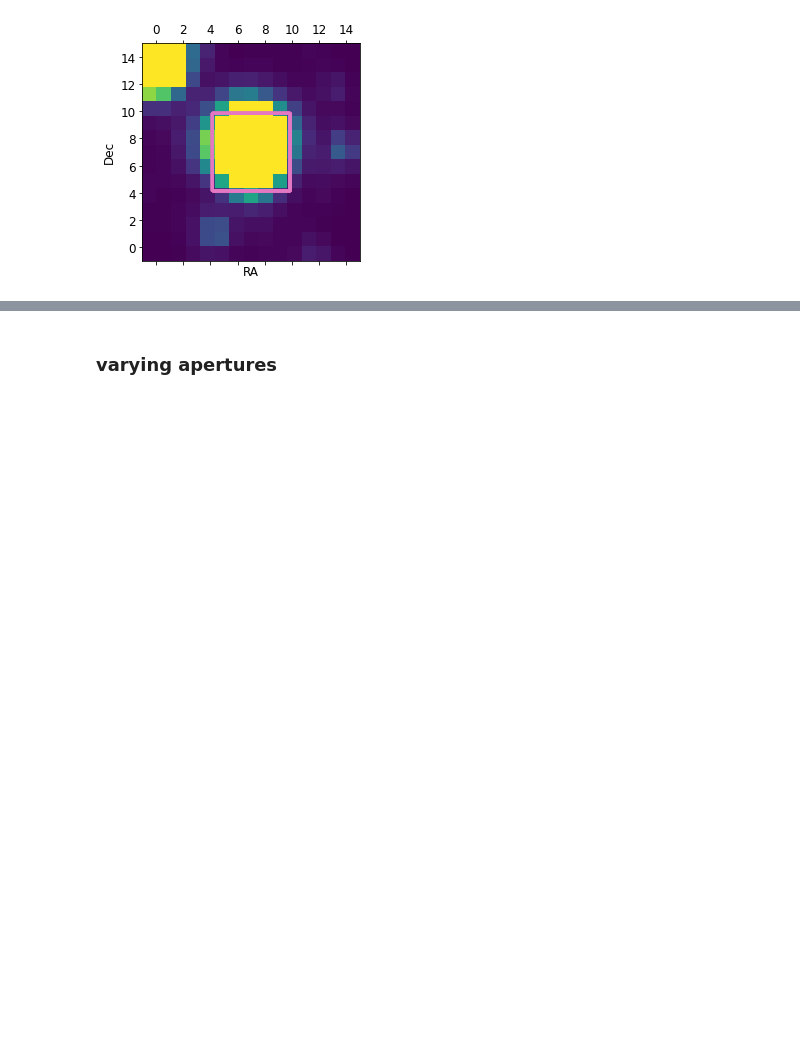
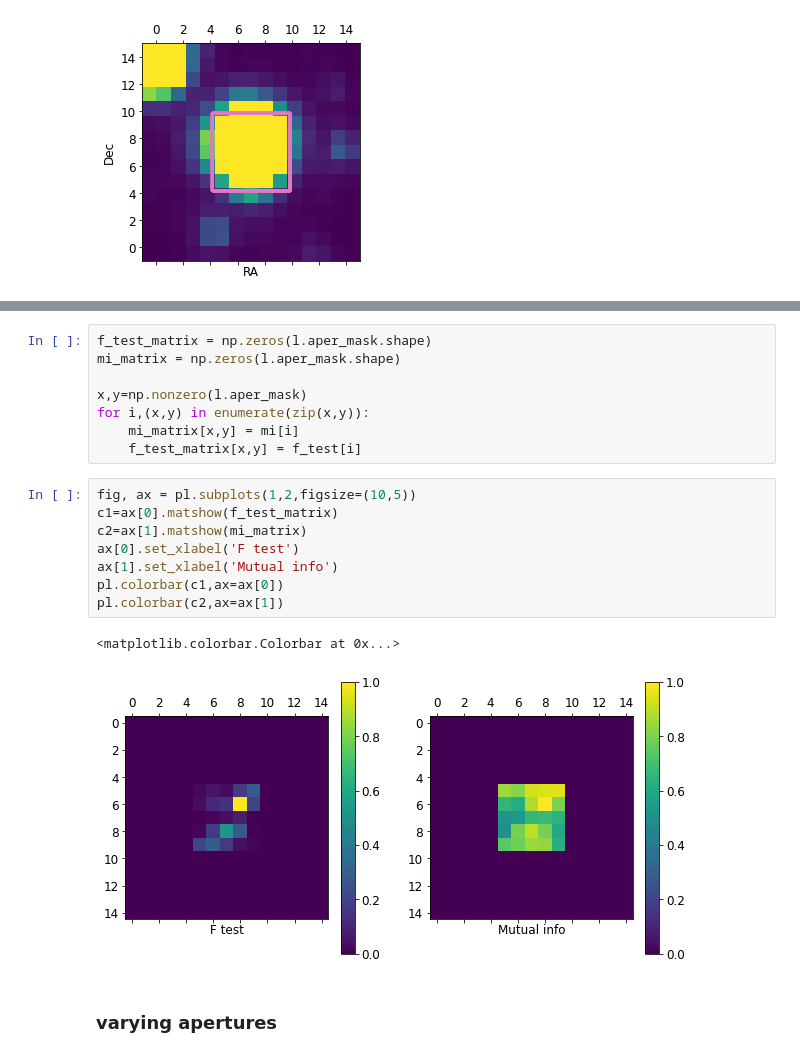
Before and after one commit to jpdeleon/chronos, a Jupyter notebook: notebooks/examples-lightcurves-tess.ipynb, the cells around one changed output, grey strips where cells are left out. Saved outputs shown, nothing was run; the diff lists cells and outputs as text; blank space fills up the shorter version.

```diff
--- a/notebooks/examples-lightcurves-tess.ipynb
+++ b/notebooks/examples-lightcurves-tess.ipynb
@@ -58,3 +78,22 @@ cr.plot_aperture_outline(img, mask=l.aper_mask)
+# %%
+f_test_matrix = np.zeros(l.aper_mask.shape)
+mi_matrix = np.zeros(l.aper_mask.shape)
+
+x,y=np.nonzero(l.aper_mask)
+for i,(x,y) in enumerate(zip(x,y)):
+    mi_matrix[x,y] = mi[i]
+    f_test_matrix[x,y] = f_test[i]
+# %%
+fig, ax = pl.subplots(1,2,figsize=(10,5))
+c1=ax[0].matshow(f_test_matrix)
+c2=ax[1].matshow(mi_matrix)
+ax[0].set_xlabel('F test')
+ax[1].set_xlabel('Mutual info')
+pl.colorbar(c1,ax=ax[0])
+pl.colorbar(c2,ax=ax[1])
+# %% [output]
+<matplotlib.colorbar.Colorbar at 0x...>
+[figure, added]
 # %% [markdown]
 ### varying apertures
 # %%
```
Also changed, not shown: parts of 5 cells of this notebook, 14 other files.
